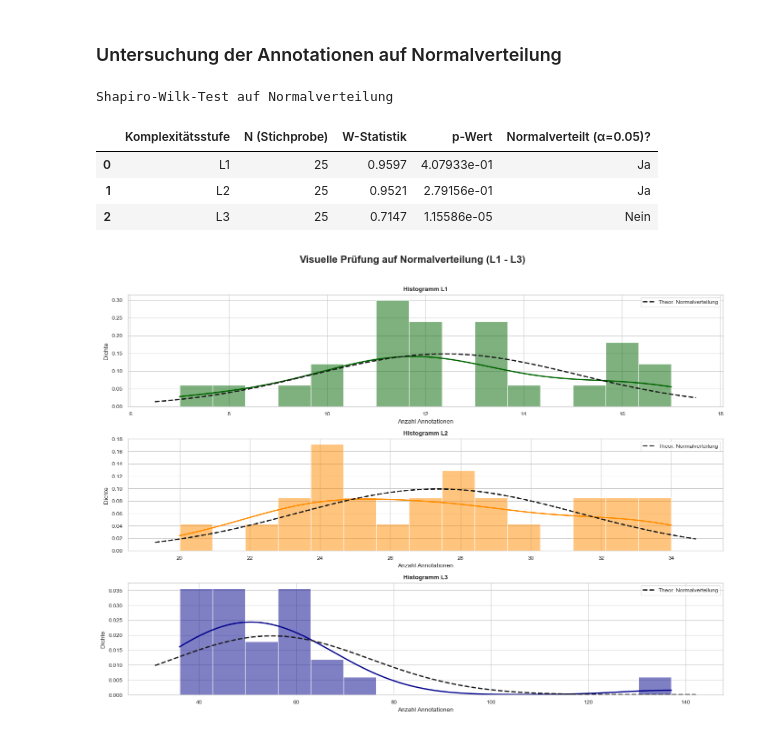
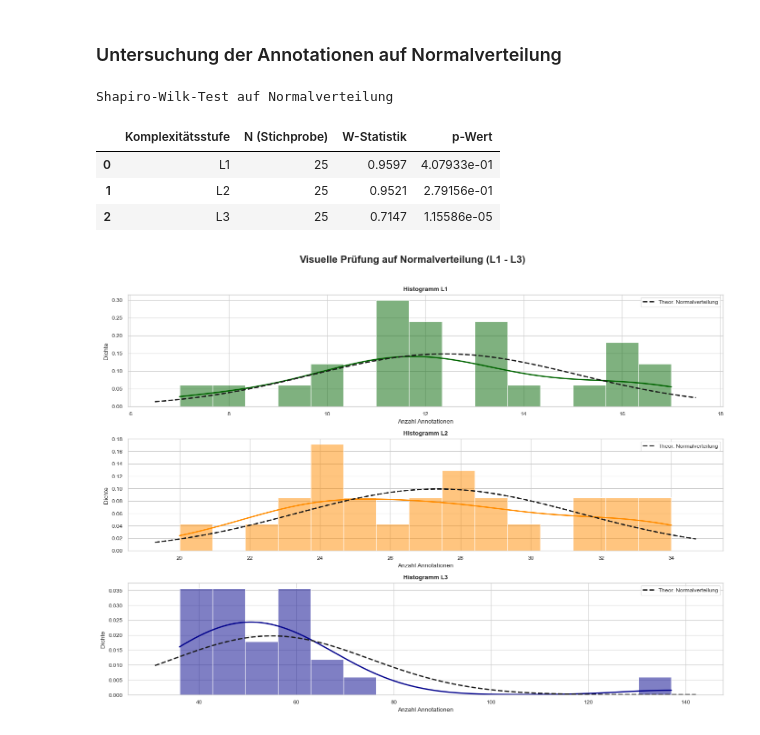
Before and after one commit to StefanEissler/doc-automation-architecture, a Jupyter notebook: notebooks/data_preperatio_A_internal.ipynb, the cells around one changed output. Drawn from its saved outputs; the diff is of its cells as text; code cells hidden in the pictures.

```diff
--- a/notebooks/data_preperatio_A_internal.ipynb
+++ b/notebooks/data_preperatio_A_internal.ipynb
@@ -521,38 +521,37 @@ l1_counts = df_experiment[df_experiment["complexity"] == "L1"]["annotation_count
 l2_counts = df_experiment[df_experiment["complexity"] == "L2"]["annotation_count"]
 l3_counts = df_experiment[df_experiment["complexity"] == "L3"]["annotation_count"]
 
 data_dict = {"L1": l1_counts, "L2": l2_counts, "L3": l3_counts}
 
 results = []
 
 for level, data in data_dict.items():
     # Shapiro-Wilk-Test (H0: Daten sind normalverteilt)
     stat, p_value = stats.shapiro(data)
 
     # Signifikanz prüfen (alpha = 0.05)
     is_normal = "Ja" if p_value >= 0.05 else "Nein"
 
     results.append(
         {
             "Komplexitätsstufe": level,
             "N (Stichprobe)": len(data),
             "W-Statistik": round(stat, 4),
             "p-Wert": f"{p_value:.5e}",
-            "Normalverteilt (α=0.05)?": is_normal,
         }
     )
 
 df_shapiro = pd.DataFrame(results)
 
 print("Shapiro-Wilk-Test auf Normalverteilung")
 
 display(df_shapiro)
 # %% [output]
 Shapiro-Wilk-Test auf Normalverteilung
-|  | Komplexitätsstufe | N (Stichprobe) | W-Statistik | p-Wert | Normalverteilt (α=0.05)? |
-| 0 | L1 | 25 | 0.9597 | 4.07933e-01 | Ja |
-| 1 | L2 | 25 | 0.9521 | 2.79156e-01 | Ja |
-| 2 | L3 | 25 | 0.7147 | 1.15586e-05 | Nein |
+|  | Komplexitätsstufe | N (Stichprobe) | W-Statistik | p-Wert |
+| 0 | L1 | 25 | 0.9597 | 4.07933e-01 |
+| 1 | L2 | 25 | 0.9521 | 2.79156e-01 |
+| 2 | L3 | 25 | 0.7147 | 1.15586e-05 |
 # %%
 # Histogramm Plots mit theoretischer Normalverteilungskurve drüber
 sns.set_theme(style="whitegrid", context="paper")
```
Also changed, not shown: parts of 6 cells of this notebook, 1 other file.
